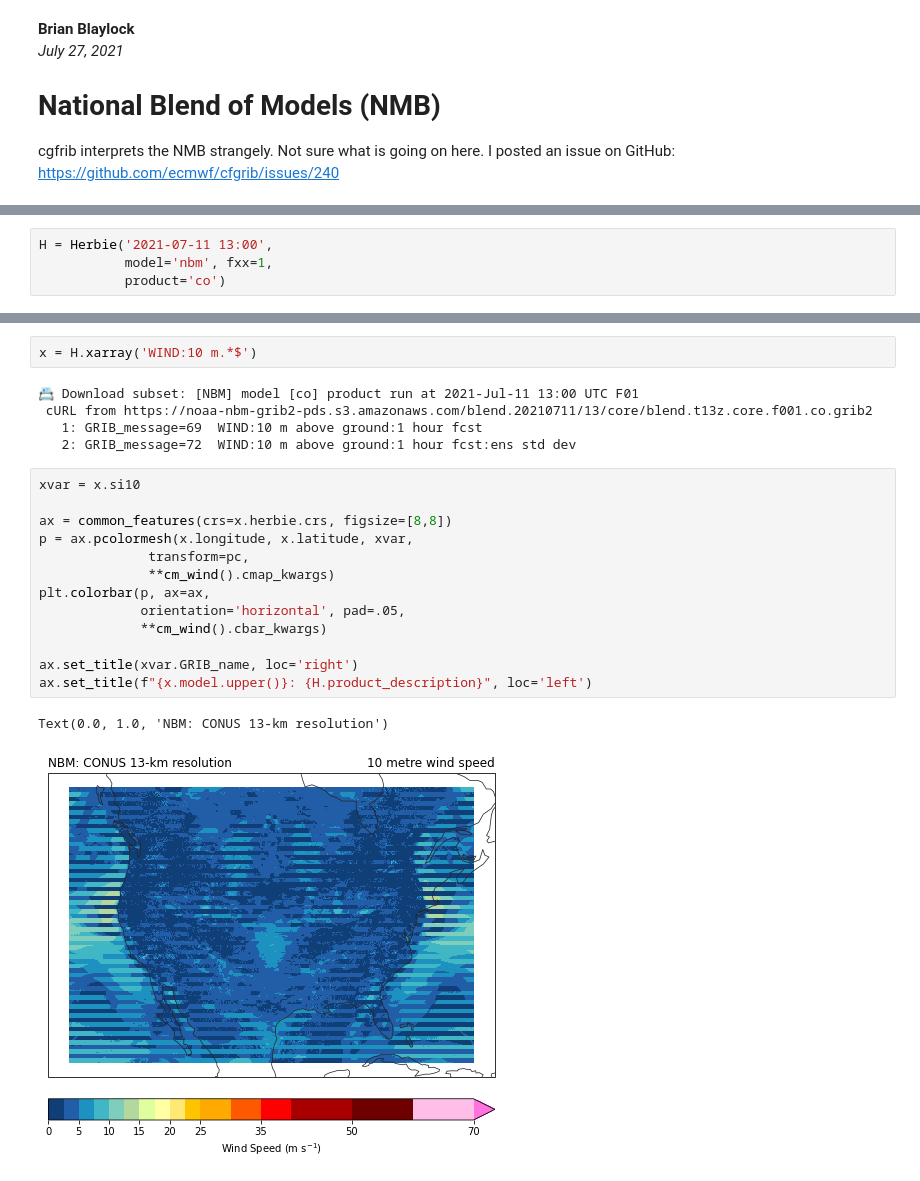
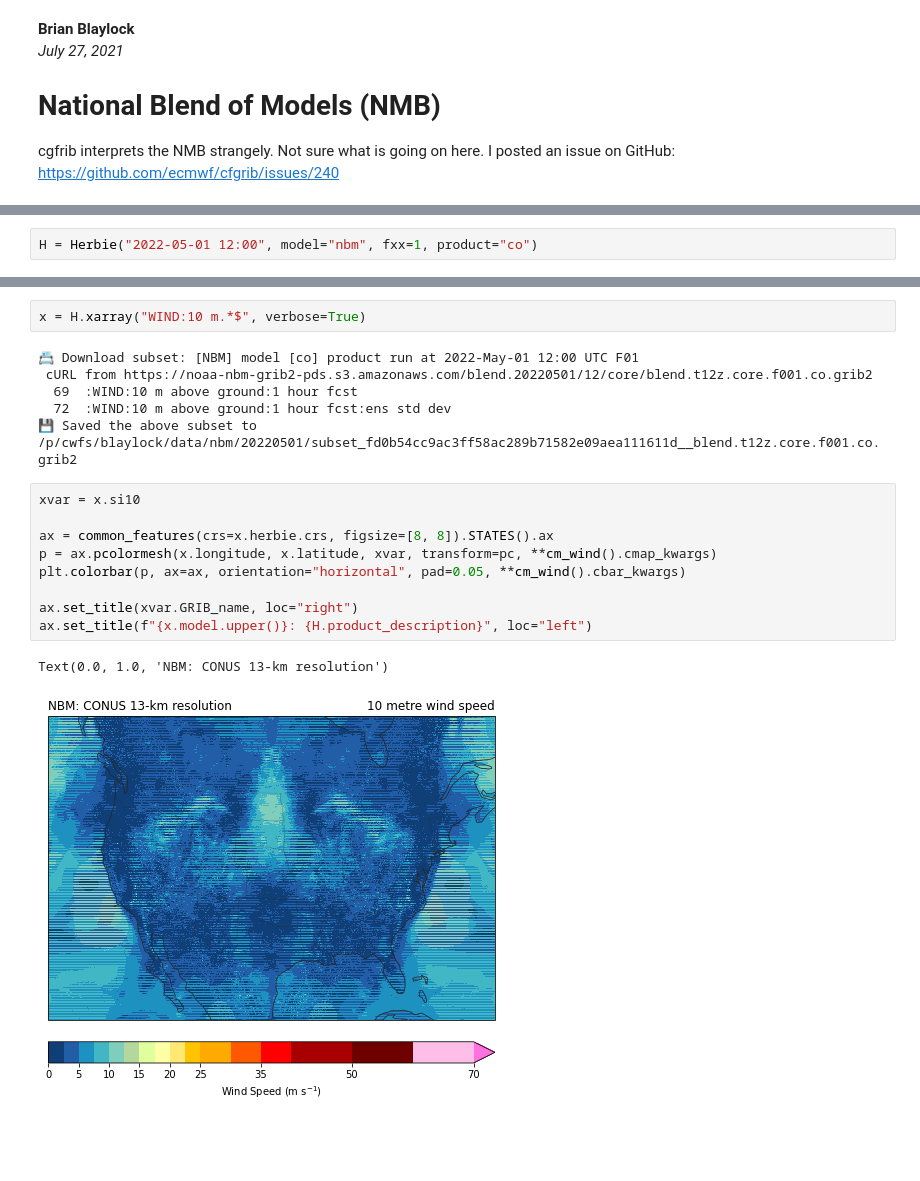
Before and after one commit to amotl/herbie-without-docs, a Jupyter notebook: docs/user_guide/notebooks/data_nbm.ipynb, the cells around one changed output, grey strips where cells are left out. Saved outputs shown, nothing was run; the diff lists cells and outputs as text; blank space fills up the shorter version.

```diff
--- a/docs/user_guide/notebooks/data_nbm.ipynb
+++ b/docs/user_guide/notebooks/data_nbm.ipynb
@@ -15,5 +17,3 @@ import cartopy.crs as ccrs
 # %%
-H = Herbie('2021-07-11 13:00',
-           model='nbm', fxx=1,
-           product='co')
+H = Herbie("2022-05-01 12:00", model="nbm", fxx=1, product="co")
 # %% [output]
@@ -68,23 +72,20 @@ Text(0.0, 1.0, 'NBM: CONUS 13-km resolution')
 # %%
-x = H.xarray('WIND:10 m.*$')
+x = H.xarray("WIND:10 m.*$", verbose=True)
 # %% [output]
-📇 Download subset: [NBM] model [co] product run at 2021-Jul-11 13:00 UTC F01
- cURL from https://noaa-nbm-grib2-pds.s3.amazonaws.com/blend.20210711/13/core/blend.t13z.core.f001.co.grib2
-   1: GRIB_message=69  WIND:10 m above ground:1 hour fcst
-   2: GRIB_message=72  WIND:10 m above ground:1 hour fcst:ens std dev
+📇 Download subset: [NBM] model [co] product run at 2022-May-01 12:00 UTC F01
+ cURL from https://noaa-nbm-grib2-pds.s3.amazonaws.com/blend.20220501/12/core/blend.t12z.core.f001.co.grib2
+  69  :WIND:10 m above ground:1 hour fcst
+  72  :WIND:10 m above ground:1 hour fcst:ens std dev
+💾 Saved the above subset to /p/cwfs/blaylock/data/nbm/20220501/subset_fd0b54cc9ac3ff58ac289b71582e09aea111611d__blend.t12z.core.f001.co.grib2
 # %%
 xvar = x.si10
 
-ax = common_features(crs=x.herbie.crs, figsize=[8,8])
-p = ax.pcolormesh(x.longitude, x.latitude, xvar,
-              transform=pc,
-              **cm_wind().cmap_kwargs)
-plt.colorbar(p, ax=ax,
-             orientation='horizontal', pad=.05,
-             **cm_wind().cbar_kwargs)
+ax = common_features(crs=x.herbie.crs, figsize=[8, 8]).STATES().ax
+p = ax.pcolormesh(x.longitude, x.latitude, xvar, transform=pc, **cm_wind().cmap_kwargs)
+plt.colorbar(p, ax=ax, orientation="horizontal", pad=0.05, **cm_wind().cbar_kwargs)
 
-ax.set_title(xvar.GRIB_name, loc='right')
-ax.set_title(f"{x.model.upper()}: {H.product_description}", loc='left')
+ax.set_title(xvar.GRIB_name, loc="right")
+ax.set_title(f"{x.model.upper()}: {H.product_description}", loc="left")
 # %% [output]
 Text(0.0, 1.0, 'NBM: CONUS 13-km resolution')
-[figure, old version]
+[figure, new version]
```
Also changed, not shown: parts of 10 cells of this notebook, 2 other files.
